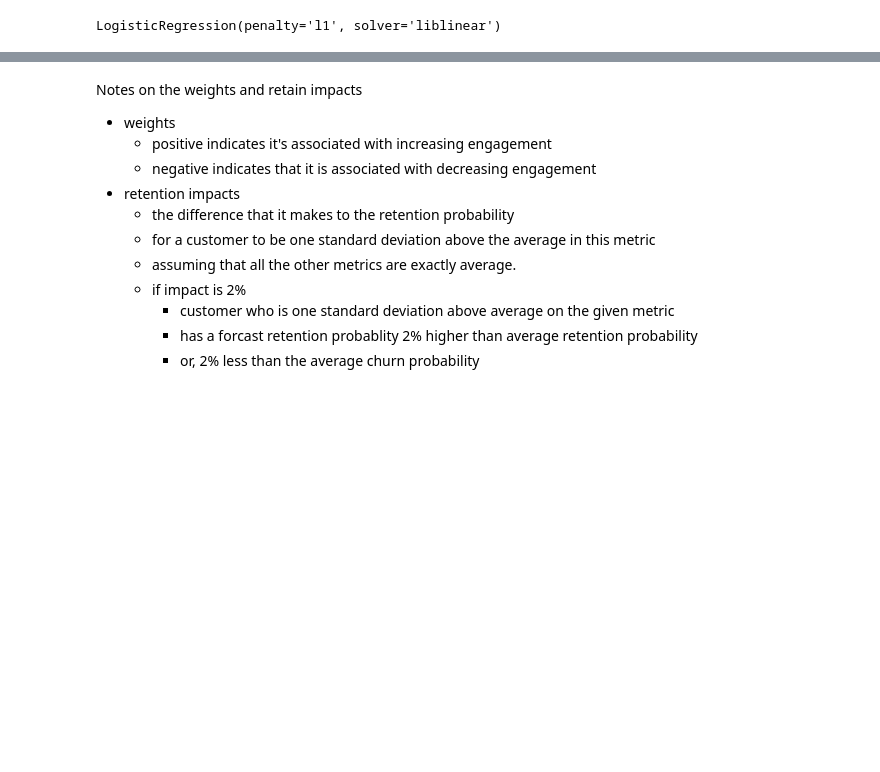
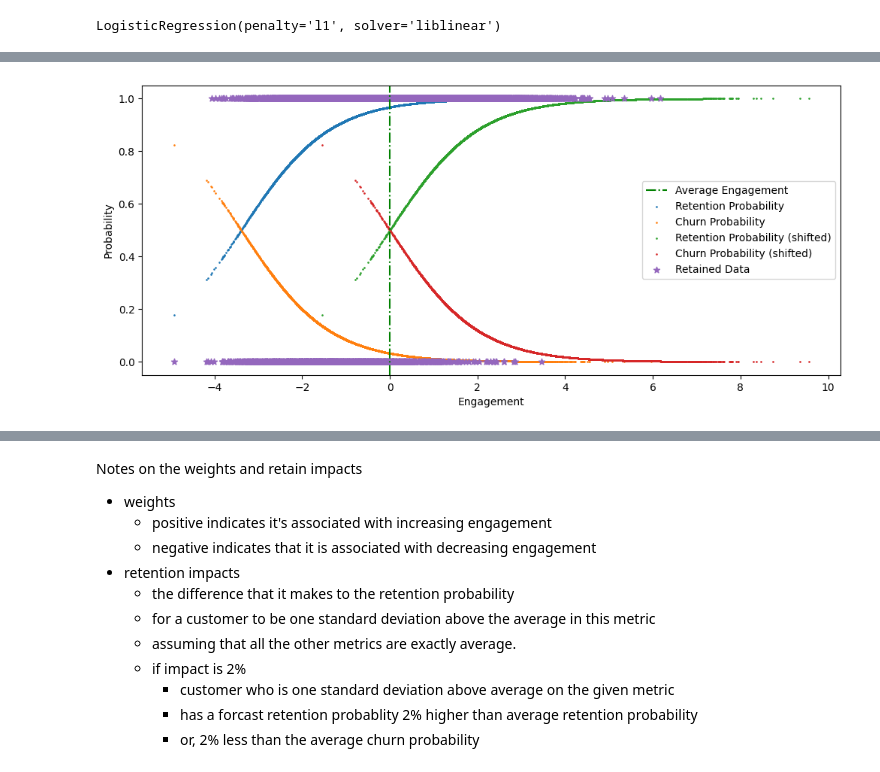
Before and after one commit to davilayang/fight-churn, a Jupyter notebook: notebooks/08-prediction.ipynb, the cells around one changed output, grey strips where cells are left out. Saved outputs shown, nothing was run; the diff lists cells and outputs as text; code cells hidden in the pictures; blank space fills up the shorter version.

```diff
--- a/notebooks/08-prediction.ipynb
+++ b/notebooks/08-prediction.ipynb
@@ -674,0 +755,21 @@ LogisticRegression(penalty='l1', solver='liblinear')
+# %%
+# plot to understand the relationships
+engagements = np.dot(X.values, model.coef_[0])
+retention_probs = sigmoid(engagements + model.intercept_, rev=False)
+# churn_probs = sigmoid(engagements + model.intercept_, rev=True)
+churn_probs = 1 - retention_probs # same as above
+
+fig, ax = plt.subplots(figsize=(12, 5))
+ax.scatter(x=engagements, y=retention_probs, s=.8, label="Retention Probability")
+ax.scatter(x=engagements, y=churn_probs, s=.8, label="Churn Probability")
+
+ax.scatter(x=engagements + model.intercept_, y=retention_probs, s=.8, label="Retention Probability (shifted)")
+ax.scatter(x=engagements + model.intercept_, y=churn_probs, s=.8, label="Churn Probability (shifted)")
+
+ax.scatter(x=engagements, y=y, marker="*", label="Retained Data")
+ax.axvline(x=0, color="green", linestyle="-.", label="Average Engagement")
+ax.set_xlabel("Engagement"); ax.set_ylabel("Probability")
+ax.legend()
+fig.show()
+# %% [output]
+[figure, added]
```
Also changed, not shown: parts of 15 cells of this notebook.
